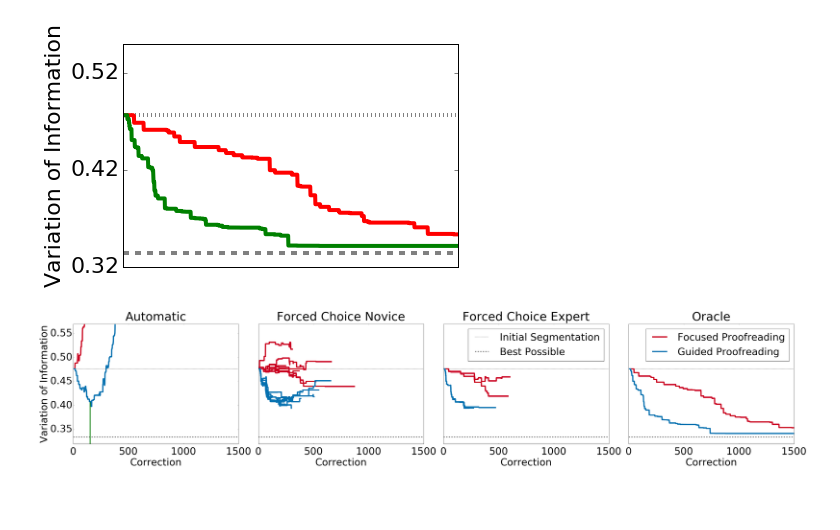
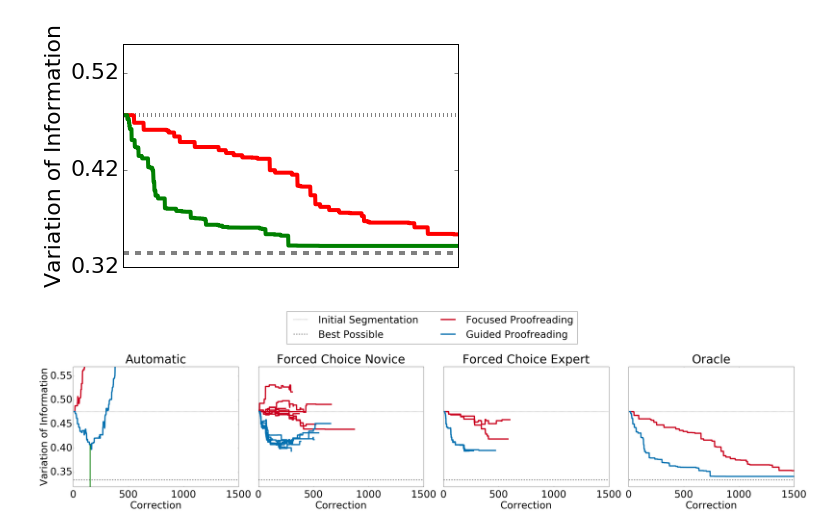
Before and after one commit to VCG/gp, a Jupyter notebook: ipy_test/NEW_TRAIL_GFX.ipynb, the cells around one changed output. Saved outputs shown, nothing was run; the diff lists cells and outputs as text; code cells hidden in the pictures; blank space fills up the shorter version.

```diff
--- a/ipy_test/NEW_TRAIL_GFX.ipynb
+++ b/ipy_test/NEW_TRAIL_GFX.ipynb
@@ -61,33 +61,35 @@ a,b,c,d = gp.Stats.analyze_users2(['simuserFP_NEW'], ['simuserGP_NEW'], gold, rh
 import matplotlib.gridspec as gridspec
 from matplotlib import rcParams
 rcParams.update({'figure.autolayout': True})
 left, width = .25, .5
 bottom, height = .25, .5
 right = left + width
 top = bottom + height
 fig = plt.figure(1, figsize=(60,10))
 clamper=1500
 clamperY=[0.35, 0.57]
 gs = gridspec.GridSpec(1,4,width_ratios=[1,1,1,1])
 gs.update(wspace=0.12, hspace=0.05)
 
 plt.subplot(gs[0])
 a,b,c,d = gp.Stats.analyze_users2(['auto95FP_NEW'], ['auto95GP_NEW'], gold, rhoana, returnplt=True, vilabel=True,
                         hideYlabels=False, showlegend=False,hideXlabels=False,clabel=True,hline=153,clampX=clamper,clampY=clamperY)
 plt.title('Automatic', y=1.02)
 plt.subplot(gs[1])
 plt.title('Forced Choice Novice', y=1.02)
 a,b,c,d = gp.Stats.analyze_users2(FP_USERS, GP_USERS, gold, rhoana, returnplt=True, vilabel=False,
                         hideYlabels=True, showlegend=False,hideXlabels=False,clabel=True,clampX=clamper,clampY=clamperY)
 plt.subplot(gs[2])
 plt.title('Forced Choice Expert', y=1.02)
 a,b,c,d = gp.Stats.analyze_users2(FP_EXPERTS, GP_EXPERTS, gold, rhoana, returnplt=True, vilabel=False,
-                        hideYlabels=True, showlegend=False,hideXlabels=False,clabel=True,bestlabel=True,clampX=clamper,clampY=clamperY)
+                        hideYlabels=True, showlegend=False,hideXlabels=False,clabel=True,bestlabel=False,clampX=clamper,clampY=clamperY)
 plt.subplot(gs[3])
 plt.title('Oracle', y=1.02)
 a,b,c,d = gp.Stats.analyze_users2(['simuserFP_NEW'], ['simuserGP_NEW'], gold, rhoana, returnplt=True, vilabel=False,
-                        hideYlabels=True, showlegend=True,hideXlabels=False,clabel=True,clampX=clamper,clampY=clamperY)
+                        hideYlabels=True, showlegend=True,bestlabel=True, hideXlabels=False,clabel=True,clampX=clamper,clampY=clamperY)
+
+# fig.legend()
 
 plt.savefig('/home/d/PAPERGFX/ac4trails_combined.pdf', bbox_inches='tight')
 # %% [output]
-[figure, old version]
+[figure, new version]
```
Also changed, not shown: 9 other files.
